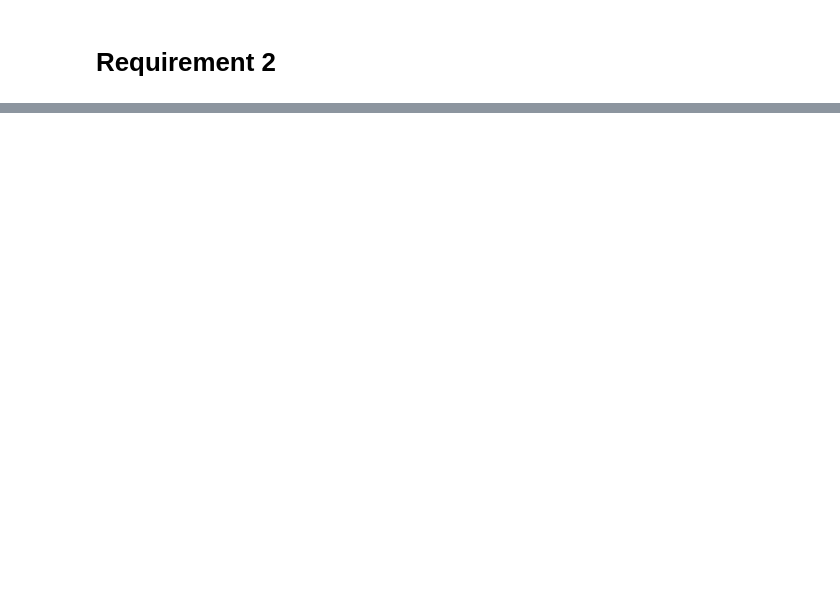
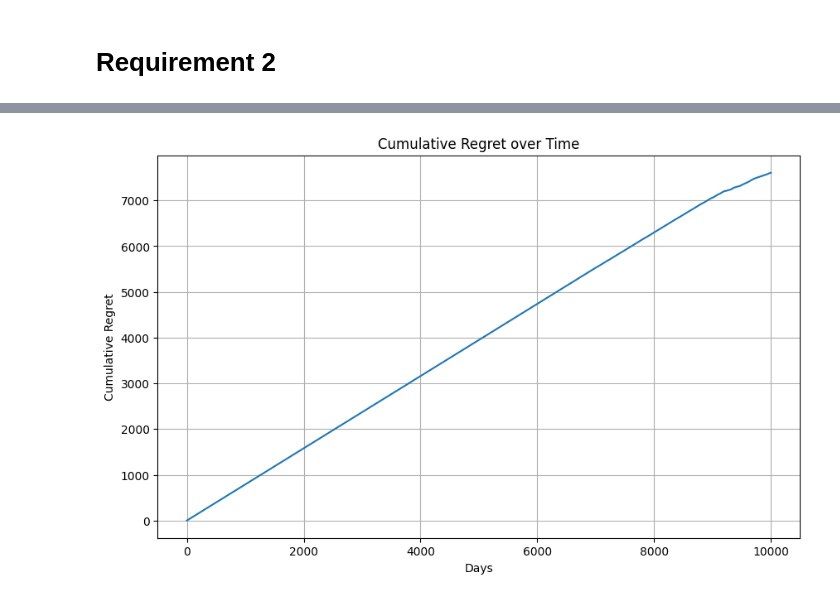
Before and after one commit to mvarenneensta/OLA24, a Jupyter notebook: req2.ipynb, the cells around one changed output, grey strips where cells are left out. Cells and saved outputs as stored; diff of their text form; code cells hidden in the pictures; blank space fills up the shorter version.

```diff
--- a/req2.ipynb
+++ b/req2.ipynb
@@ -149,0 +258,30 @@ plt.show()
+# %%
+from scipy import optimize
+
+def get_clairvoyant_non_truthful(num_rounds, bid_space, max_competitor_bids, own_valuation, budget_per_round):
+    # Calculate win probabilities
+    win_rates = [np.mean(bid > max_competitor_bids) for bid in bid_space]
+
+    # Set up the linear programming problem
+    objective = lambda strategy: -sum((own_valuation - bid) * rate * prob
+                                      for bid, rate, prob in zip(bid_space, win_rates, strategy))
+
+    constraints = [
+        {'type': 'eq', 'fun': lambda s: sum(s) - 1},
+        {'type': 'ineq', 'fun': lambda s: budget_per_round - sum(bid * rate * prob
+                                                                 for bid, rate, prob in zip(bid_space, win_rates, s))}
+    ]
+
+    # Solve the linear program
+    initial_guess = [1/len(bid_space)] * len(bid_space)
+    result = optimize.minimize(objective, x0=initial_guess, method='SLSQP',
+                               constraints=constraints, bounds=[(0, 1) for _ in bid_space])
+
+    optimal_strategy = result.x
+    expected_utility = -result.fun
+
+    # Generate results
+    clairvoyant_utilities = [expected_utility] * num_rounds
+    clairvoyant_bids = [sum(bid * prob for bid, prob in zip(bid_space, optimal_strategy))] * num_rounds
+
+    return clairvoyant_utilities, clairvoyant_bids
@@ -149,0 +325,14 @@ plt.show()
+# %%
+# Compute cumulative regret
+cumulative_regret = np.cumsum(np.array(clairvoyant_utilities) - utilities)
+
+# Plot cumulative regret
+plt.figure(figsize=(10, 6))
+plt.plot(cumulative_regret)
+plt.title('Cumulative Regret over Time')
+plt.xlabel('Days')
+plt.ylabel('Cumulative Regret')
+plt.grid(True)
+plt.show()
+# %% [output]
+[figure, added]
```
Also changed, not shown: parts of 9 cells of this notebook, 1 other file.
